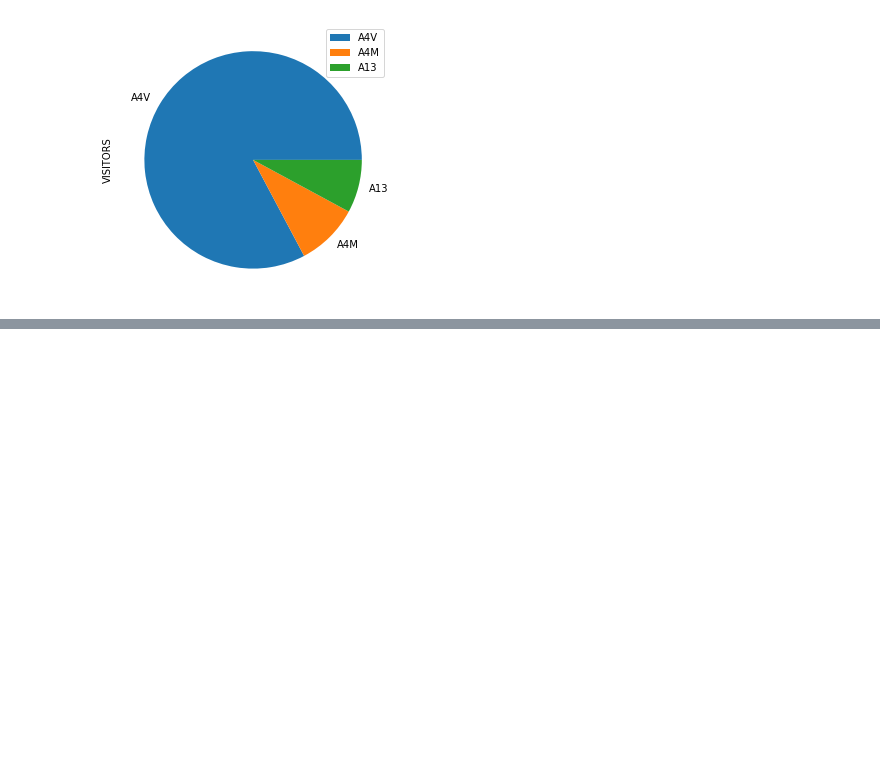
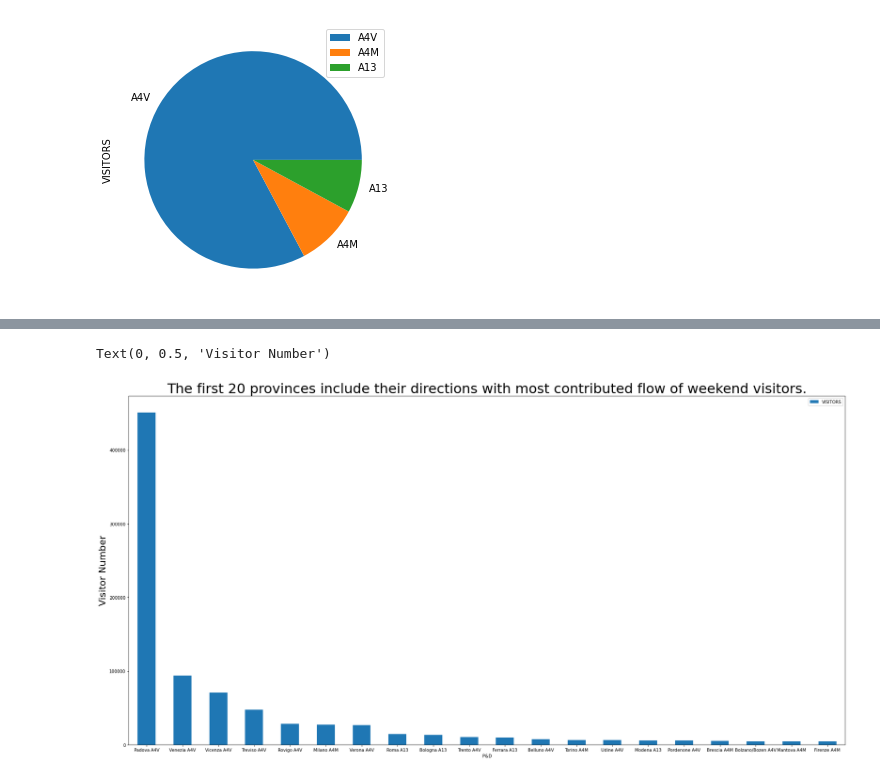
Before and after one commit to mustafaAlgun/Vodafone-Connection-Project, a Jupyter notebook: Project-checkpoint.ipynb, the cells around one changed output, grey strips where cells are left out. Saved outputs shown, nothing was run; the diff lists cells and outputs as text; code cells hidden in the pictures; blank space fills up the shorter version.

```diff
--- a/Project-checkpoint.ipynb
+++ b/Project-checkpoint.ipynb
@@ -148,0 +152,8 @@ df_weekend
+# %%
+#Sum of visitors of every province in weekends
+df_sum = df_weekend.groupby(['PROVINCIA', 'P&D', 'Direction', 'DOW']).sum().reset_index()
+df_sum
+
+#Sort based visitors in weekends
+df_W = df_sum.sort_values('VISITORS',ascending = False)
+df_W
@@ -148,0 +174,4 @@ df_weekend
+# %%
+#First 20 provinces(with direction) with most visitors
+df_h20weekend = df_W.head(20)
+df_h20weekend
@@ -148,0 +203,7 @@ df_weekend
+# %%
+ax = df_h20weekend.plot.bar(x='P&D', y='VISITORS', rot=0,figsize=(30, 15))
+ax.set_title('The first 20 provinces include their directions with most contributed flow of weekend visitors.', fontdict={'size':32})
+ax.set_ylabel(ylabel='Visitor Number', fontdict={'size':22})
+# %% [output]
+Text(0, 0.5, 'Visitor Number')
+[figure, added]
```
Also changed, not shown: parts of 17 cells of this notebook, 1 other file.
